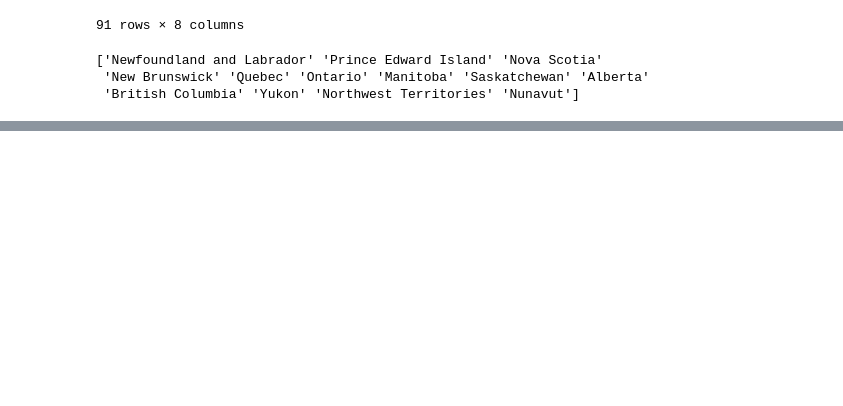
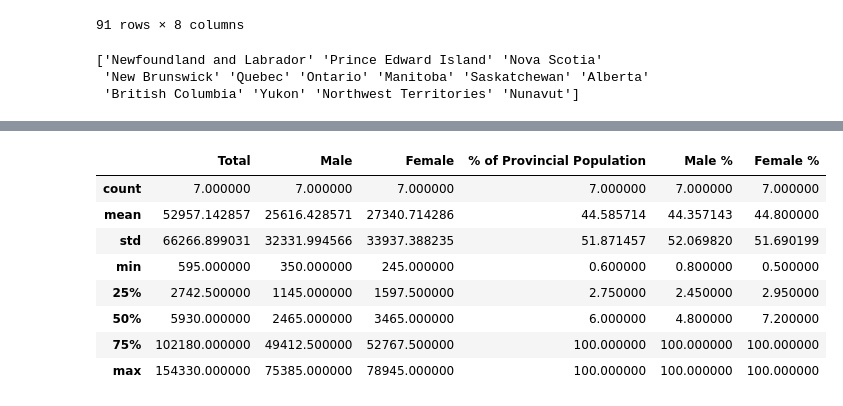
Before and after one commit to BehnooshNasri/project_one, a Jupyter notebook: behnoosh_analysis.ipynb, the cells around one changed output, grey strips where cells are left out. Saved outputs shown, nothing was run; the diff lists cells and outputs as text; code cells hidden in the pictures; blank space fills up the shorter version.

```diff
--- a/behnoosh_analysis.ipynb
+++ b/behnoosh_analysis.ipynb
@@ -64,0 +98,12 @@ dfs_by_province['Prince Edward Island']
+# %%
+pei.describe()
+# %% [output]
+|  | Total | Male | Female | % of Provincial Population | Male % | Female % |
+| count | 7.000000 | 7.000000 | 7.000000 | 7.000000 | 7.000000 | 7.000000 |
+| mean | 52957.142857 | 25616.428571 | 27340.714286 | 44.585714 | 44.357143 | 44.800000 |
+| std | 66266.899031 | 32331.994566 | 33937.388235 | 51.871457 | 52.069820 | 51.690199 |
+| min | 595.000000 | 350.000000 | 245.000000 | 0.600000 | 0.800000 | 0.500000 |
+| 25% | 2742.500000 | 1145.000000 | 1597.500000 | 2.750000 | 2.450000 | 2.950000 |
+| 50% | 5930.000000 | 2465.000000 | 3465.000000 | 6.000000 | 4.800000 | 7.200000 |
+| 75% | 102180.000000 | 49412.500000 | 52767.500000 | 100.000000 | 100.000000 | 100.000000 |
+| max | 154330.000000 | 75385.000000 | 78945.000000 | 100.000000 | 100.000000 | 100.000000 |
```
Also changed, not shown: parts of 6 cells of this notebook.
